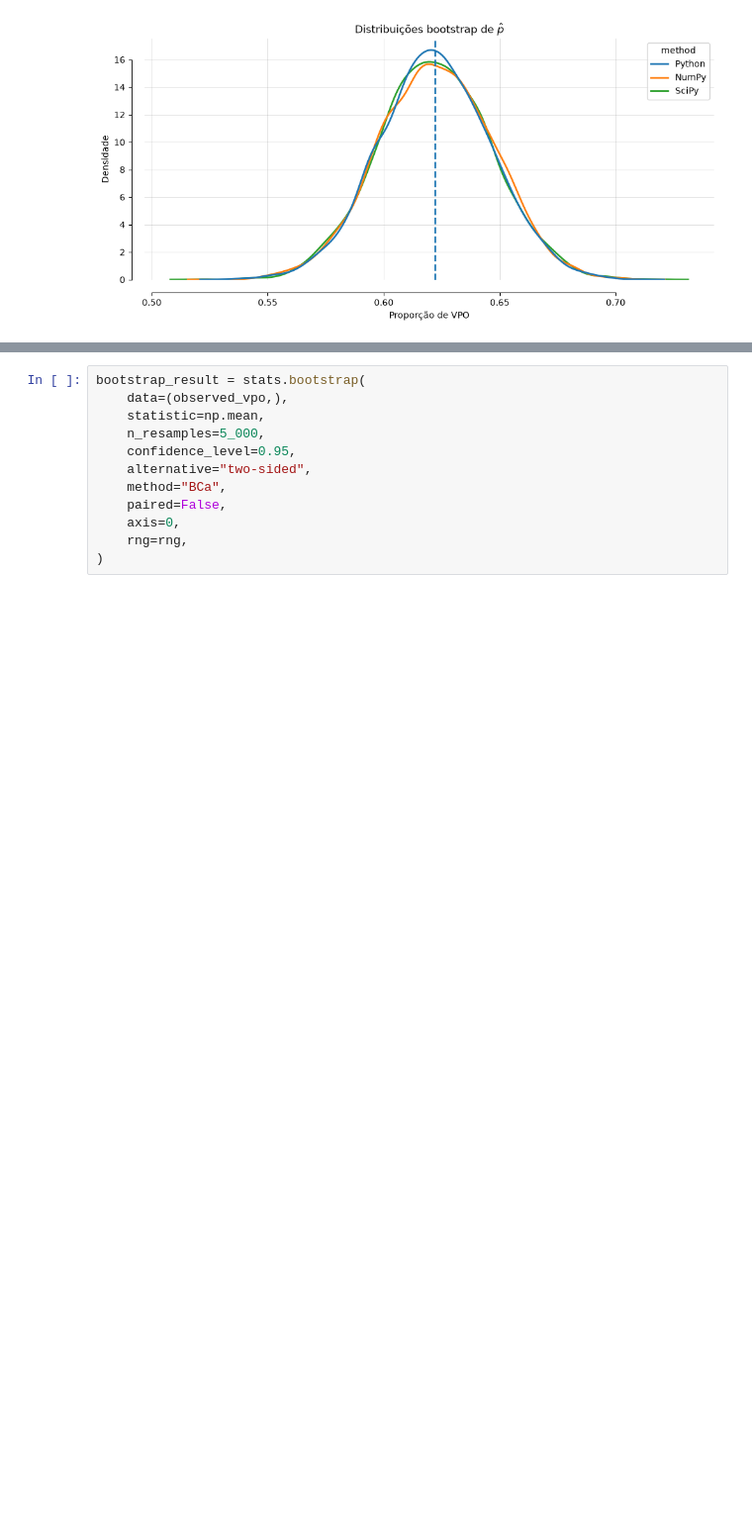
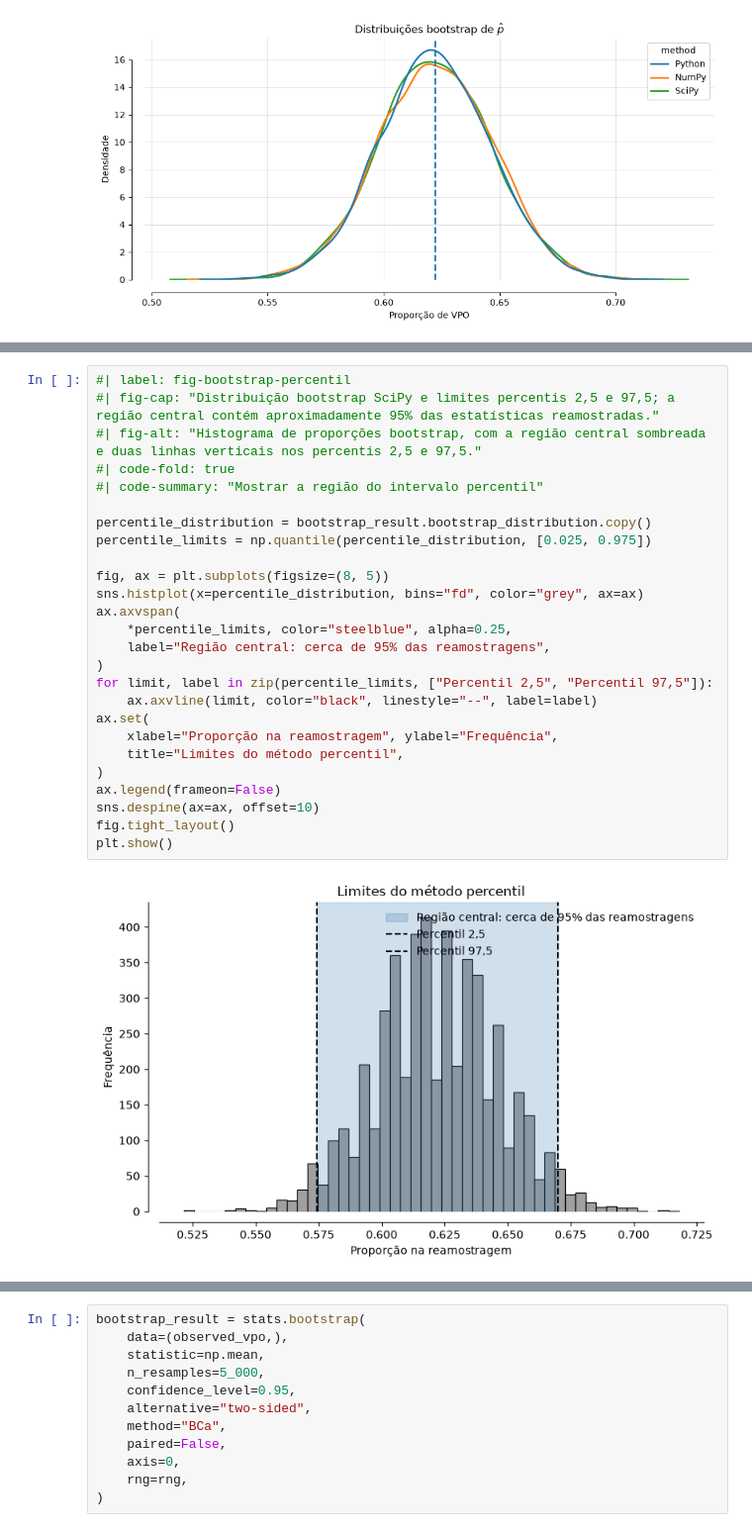
Before and after one commit to jhlopesalves/eda_humanidades, a Jupyter notebook: encontro_10/enc_10.ipynb, the cells around one changed output, grey strips where cells are left out. Shown at 99% size. Saved outputs shown, nothing was run; the diff lists cells and outputs as text; blank space fills up the shorter version.

```diff
--- a/encontro_10/enc_10.ipynb
+++ b/encontro_10/enc_10.ipynb
@@ -1059,0 +1206,28 @@ cuja adequação depende dos dados e do desenho de amostragem.
+# %%
+#| label: fig-bootstrap-percentil
+#| fig-cap: "Distribuição bootstrap SciPy e limites percentis 2,5 e 97,5; a região central contém aproximadamente 95% das estatísticas reamostradas."
+#| fig-alt: "Histograma de proporções bootstrap, com a região central sombreada e duas linhas verticais nos percentis 2,5 e 97,5."
+#| code-fold: true
+#| code-summary: "Mostrar a região do intervalo percentil"
+
+percentile_distribution = bootstrap_result.bootstrap_distribution.copy()
+percentile_limits = np.quantile(percentile_distribution, [0.025, 0.975])
+
+fig, ax = plt.subplots(figsize=(8, 5))
+sns.histplot(x=percentile_distribution, bins="fd", color="grey", ax=ax)
+ax.axvspan(
+    *percentile_limits, color="steelblue", alpha=0.25,
+    label="Região central: cerca de 95% das reamostragens",
+)
+for limit, label in zip(percentile_limits, ["Percentil 2,5", "Percentil 97,5"]):
+    ax.axvline(limit, color="black", linestyle="--", label=label)
+ax.set(
+    xlabel="Proporção na reamostragem", ylabel="Frequência",
+    title="Limites do método percentil",
+)
+ax.legend(frameon=False)
+sns.despine(ax=ax, offset=10)
+fig.tight_layout()
+plt.show()
+# %% [output]
+[figure, added]
```
Also changed, not shown: parts of 60 cells of this notebook.
